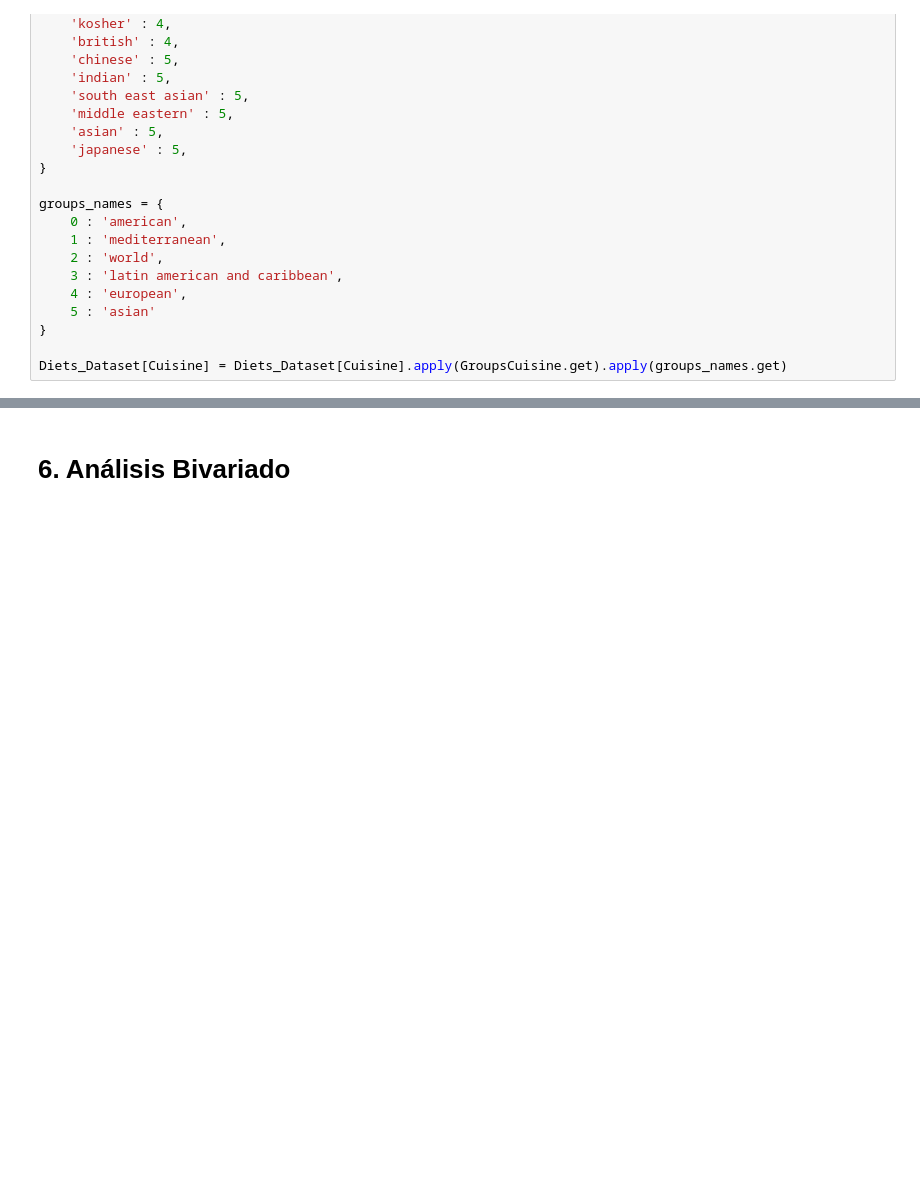
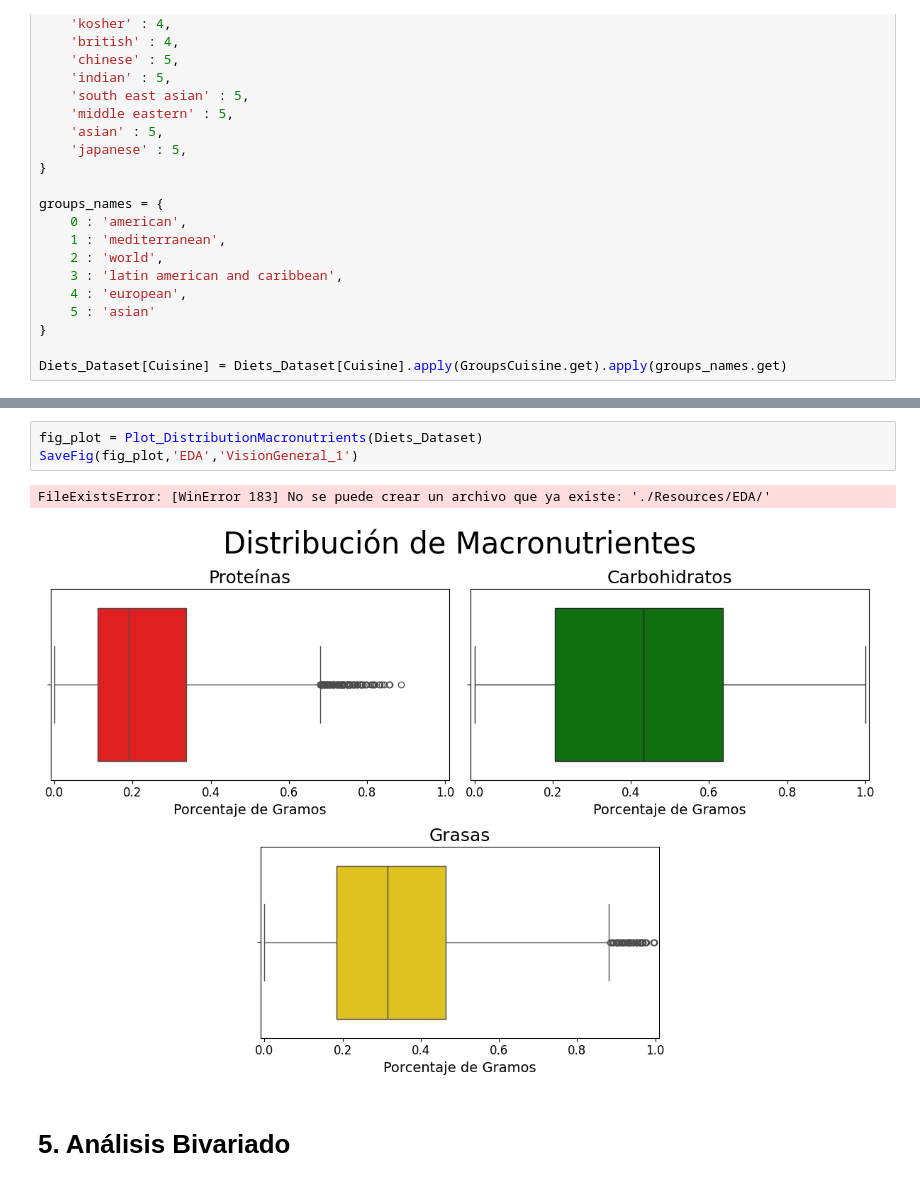
Before and after one commit to alexisuaguilaru/Analysis_Nutritional_Information, a Jupyter notebook: Documentation/AlexisAguilar_ReporteFinal.ipynb, the cells around one changed output, grey strips where cells are left out. Cells and saved outputs as stored; diff of their text form; blank space fills up the shorter version.

Commit message:
MOD at general vision of data into final report

```diff
--- a/Documentation/AlexisAguilar_ReporteFinal.ipynb
+++ b/Documentation/AlexisAguilar_ReporteFinal.ipynb
@@ -147,3 +167,9 @@ Diets_Dataset[Cuisine] = Diets_Dataset[Cuisine].apply(GroupsCuisine.get).apply(g
+# %%
+fig_plot = Plot_DistributionMacronutrients(Diets_Dataset)
+SaveFig(fig_plot,'EDA','VisionGeneral_1')
+# %% [output]
+FileExistsError: [WinError 183] No se puede crear un archivo que ya existe: './Resources/EDA/'
+[figure, added]
 # %% [markdown]
-# 6. Análisis Bivariado
+# 5. Análisis Bivariado
 # %% [markdown]
```
Also changed, not shown: parts of 8 cells of this notebook, 4 other files.
